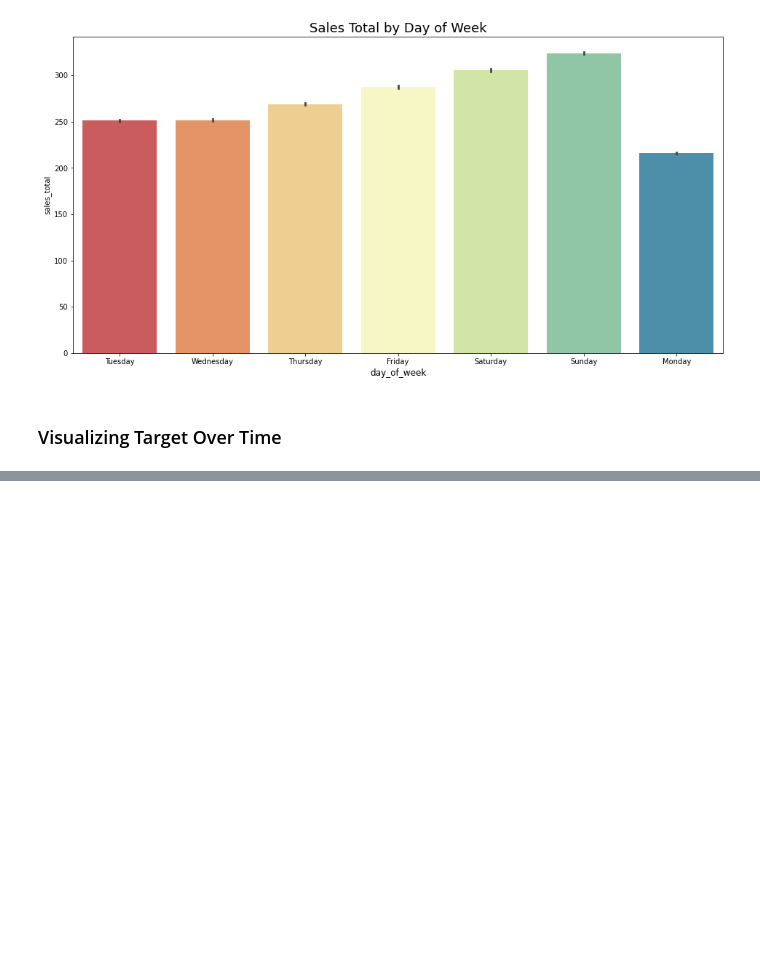
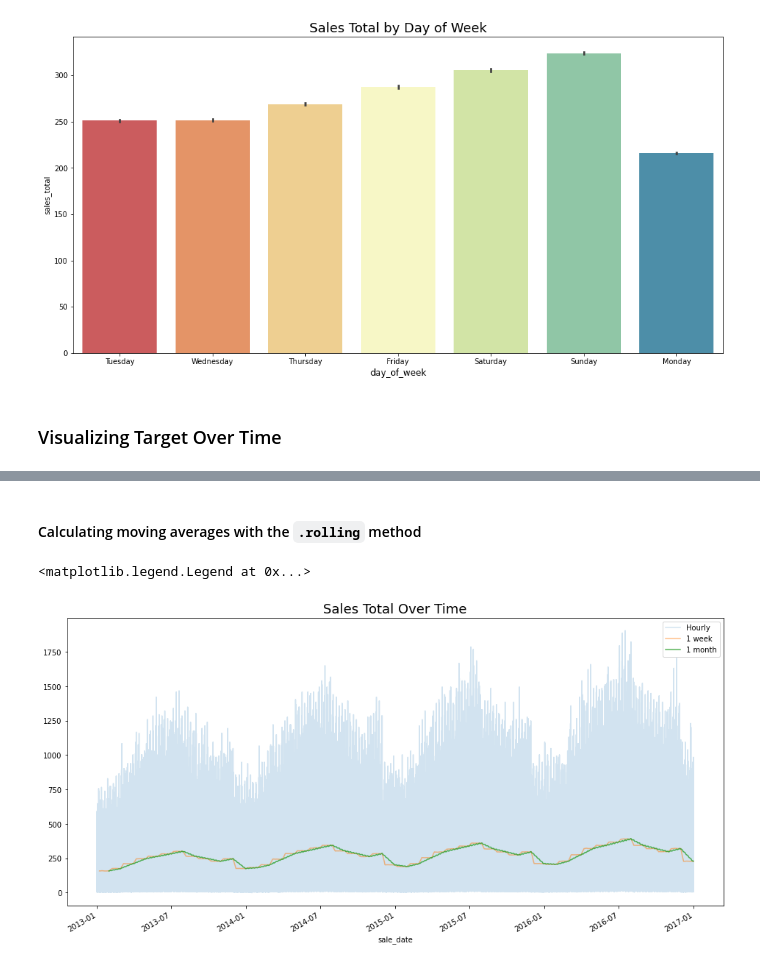
Before and after one commit to m3redithw/time-series-exercises, a Jupyter notebook: explore.ipynb, the cells around one changed output, grey strips where cells are left out. Saved outputs shown, nothing was run; the diff lists cells and outputs as text; code cells hidden in the pictures; blank space fills up the shorter version.

```diff
--- a/explore.ipynb
+++ b/explore.ipynb
@@ -124,0 +156,12 @@ sns.barplot(data=train, x='day_of_week', y='sales_total',palette = 'Spectral')
+# %% [markdown]
+#### Calculating moving averages with the `.rolling` method
+# %%
+plt.figure(figsize = (16,8))
+plt.title('Sales Total Over Time', fontsize = 18)
+y.plot(alpha=.2, label='Hourly')
+y.resample('D').mean().rolling(7).mean().plot(alpha=.5, label='1 week')
+y.resample('D').mean().rolling(30).mean().plot(alpha=.8, label='1 month')
+plt.legend()
+# %% [output]
+<matplotlib.legend.Legend at 0x...>
+[figure, added]
```
Also changed, not shown: parts of 19 cells of this notebook.
